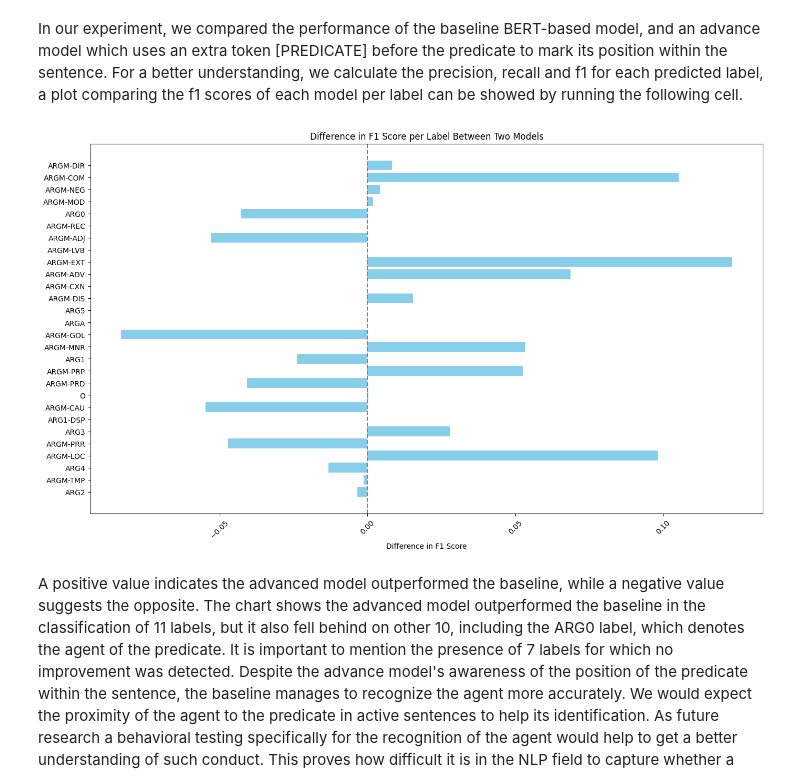
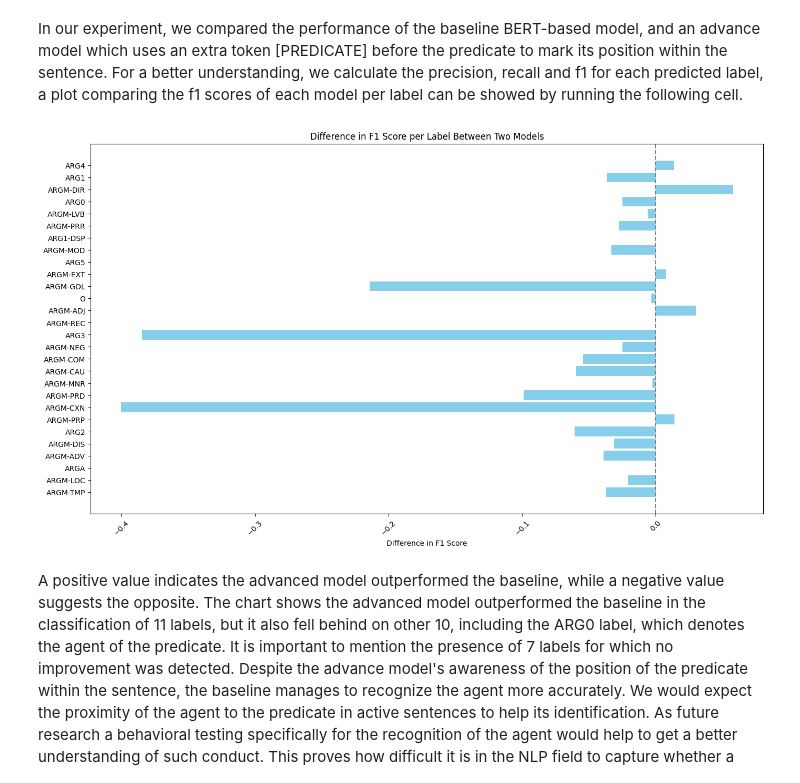
Before and after one commit to pukelevicius/challange-SRL, a Jupyter notebook: Code/Aurgument_Classification_Transformers.ipynb, the cells around one changed output. Drawn from its saved outputs; the diff is of its cells as text; code cells hidden in the pictures.

```diff
--- a/Code/Aurgument_Classification_Transformers.ipynb
+++ b/Code/Aurgument_Classification_Transformers.ipynb
@@ -639,9 +638,11 @@ advanced_binary_macro_df
 In our experiment, we compared the performance of the baseline BERT-based model, and an advance model which uses an extra token [PREDICATE] before the predicate to mark its position within the sentence. For a better understanding, we calculate the precision, recall and f1 for each predicted label, a plot comparing the f1 scores of each model per label can be showed by running the following cell.
 # %%
 # if path is given, it saves the image in such directory
-plot_results(path= None)
+plot_results('../train results/distilbert-base-uncased-advanced-argument-classificationresults-final.json',
+             '../train results/distilbert-base-uncased-baseline-argument-classificationresults-final.json',
+             save_path="..\train results\f1_difference.png")
 # %% [output]
-[figure, old version]
+[figure, new version]
 # %% [markdown]
 A positive value indicates the advanced model outperformed the baseline, while a negative value suggests the opposite. The chart shows the advanced model outperformed the baseline in the classification of 11 labels, but it also fell behind on other 10, including the ARG0 label, which denotes the agent of the predicate. It is important to mention the presence of 7 labels for which no improvement was detected. Despite the advance model's awareness of the position of the predicate within the sentence, the baseline manages to recognize the agent more accurately. We would expect the proximity of the agent to the predicate in active sentences to help its identification.  As future research a behavioral testing specifically for the recognition of the agent would help to get a better understanding of such conduct. This proves how difficult it is in the NLP field to capture whether a model actually learns the human language, and that a more sophisticated model does not necessary leads to better performance. while the advanced model demonstrates marginal overall improvements, detailed analysis reveals that its relative performance increase on specific labels underscores the complex nature of progress in NLP model development
 # %% [markdown]
```
Also changed, not shown: parts of 24 cells of this notebook, 2 other files.
